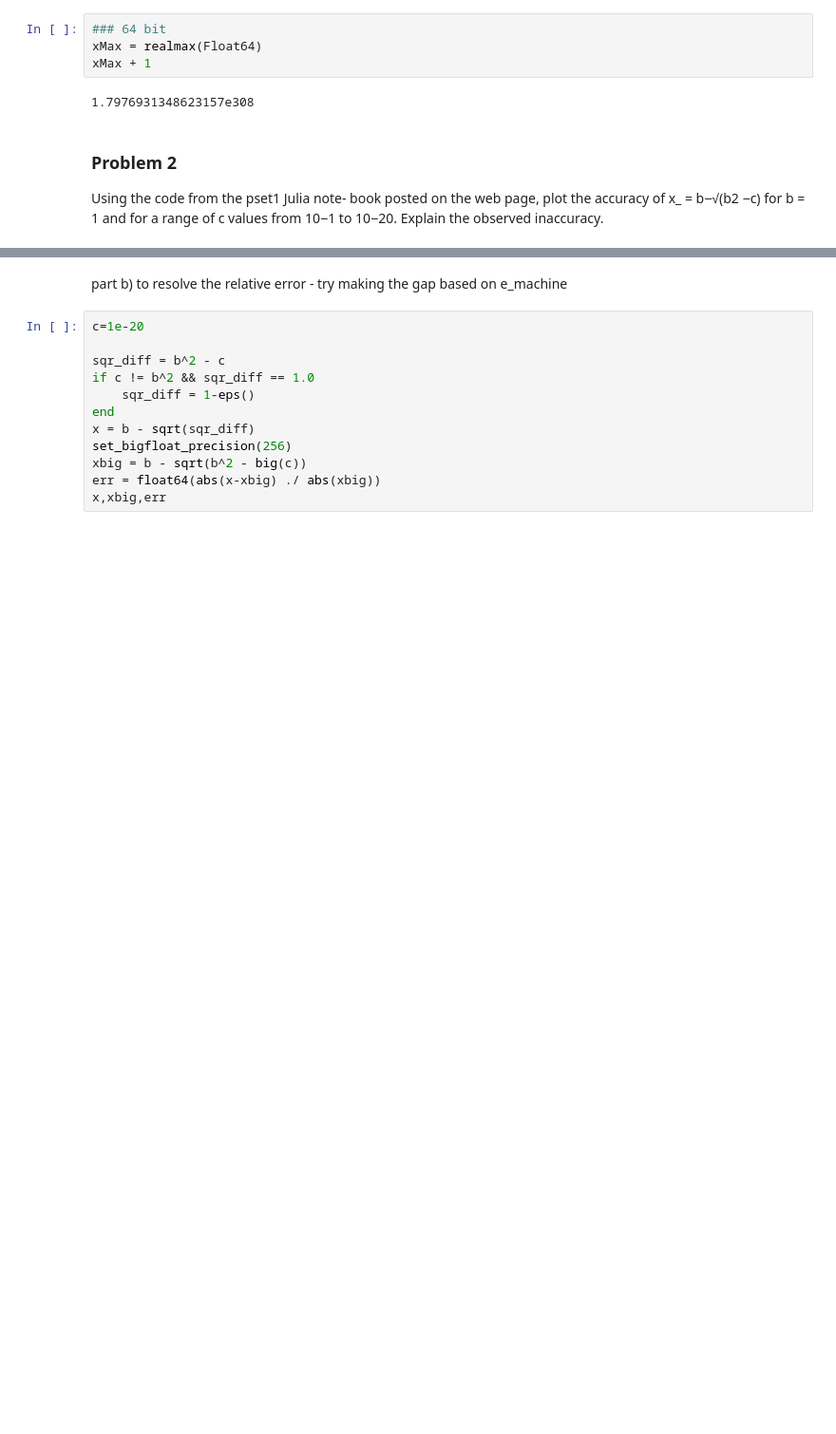
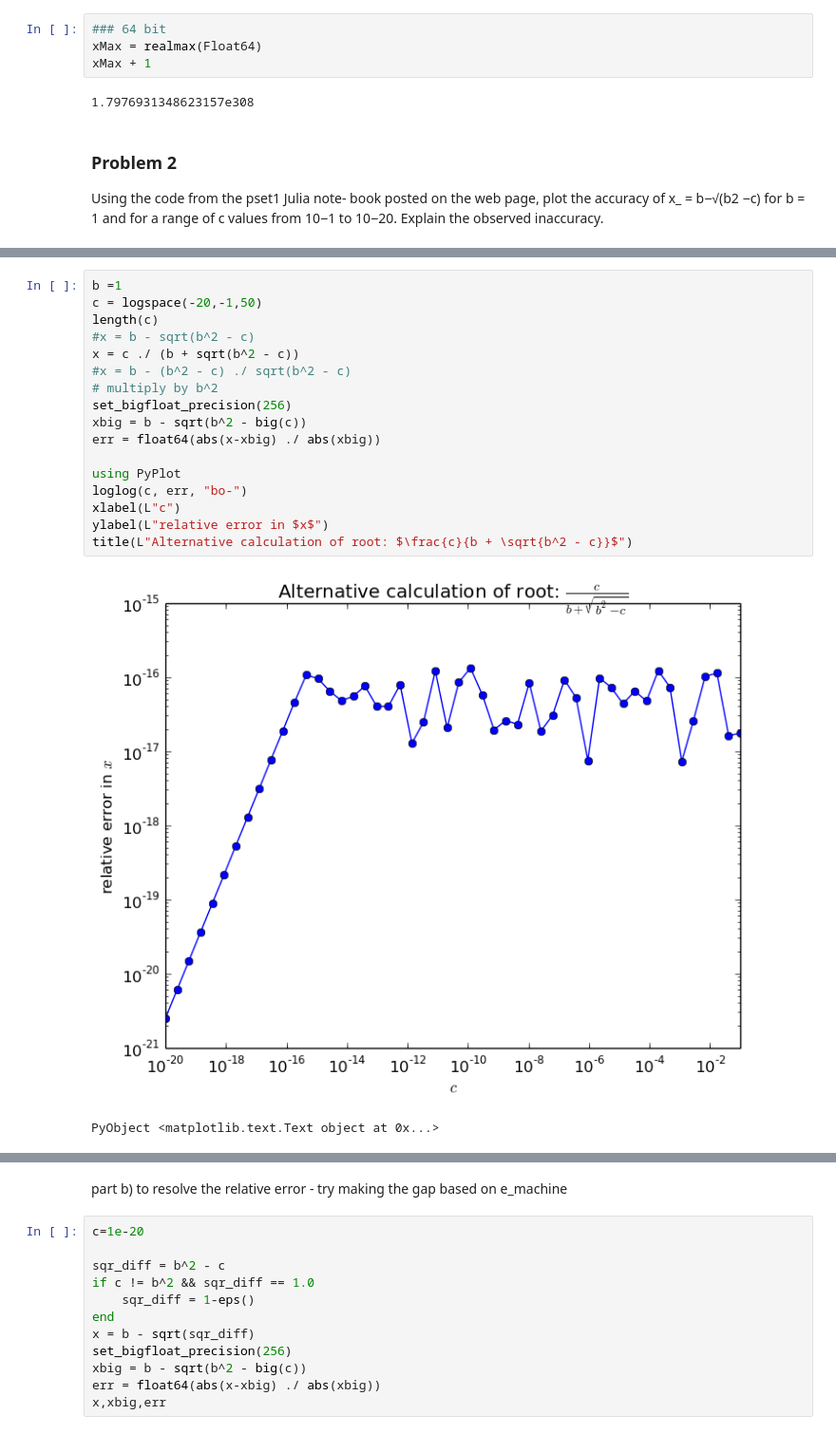
Before and after one commit to lhogstrom/ThornsInRoses, a Jupyter notebook: 18_335/18.335_PS1.ipynb, the cells around one changed output, grey strips where cells are left out. Shown at 95% size. Cells and saved outputs as stored; diff of their text form; blank space fills up the shorter version.

```diff
--- a/18_335/18.335_PS1.ipynb
+++ b/18_335/18.335_PS1.ipynb
@@ -36,3 +49,23 @@ title(L"standard quadratic formula $x = b - \sqrt{b^2 - c}$")
+# %%
+b =1
+c = logspace(-20,-1,50)
+length(c)
+#x = b - sqrt(b^2 - c)
+x = c ./ (b + sqrt(b^2 - c))
+#x = b - (b^2 - c) ./ sqrt(b^2 - c)
+# multiply by b^2
+set_bigfloat_precision(256)
+xbig = b - sqrt(b^2 - big(c))
+err = float64(abs(x-xbig) ./ abs(xbig))
+
+using PyPlot
+loglog(c, err, "bo-")
+xlabel(L"c")
+ylabel(L"relative error in $x$")
+title(L"Alternative calculation of root: $\frac{c}{b + \sqrt{b^2 - c}}$")
+# %% [output]
+[figure, added]
+PyObject <matplotlib.text.Text object at 0x...>
 # %%
 # individual values
 
```
Also changed, not shown: parts of 18 cells of this notebook.
